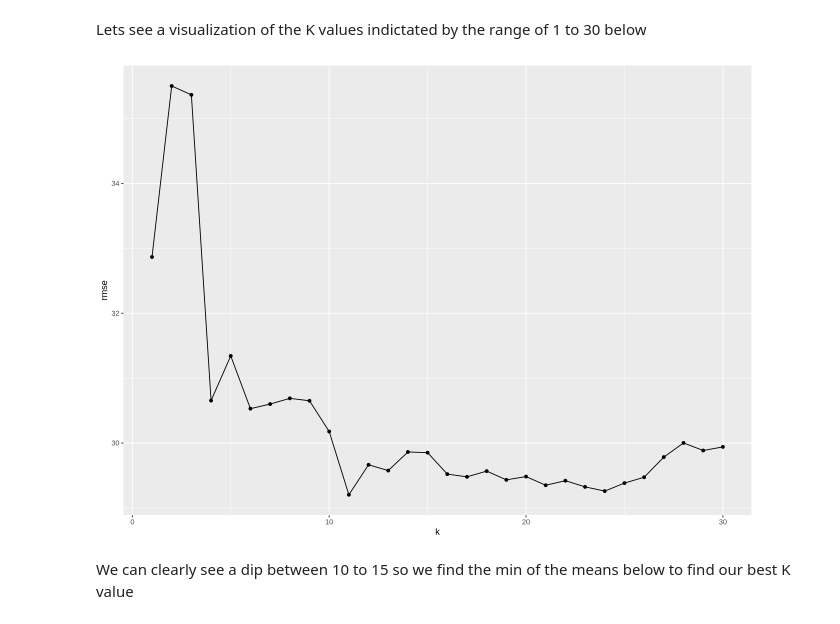
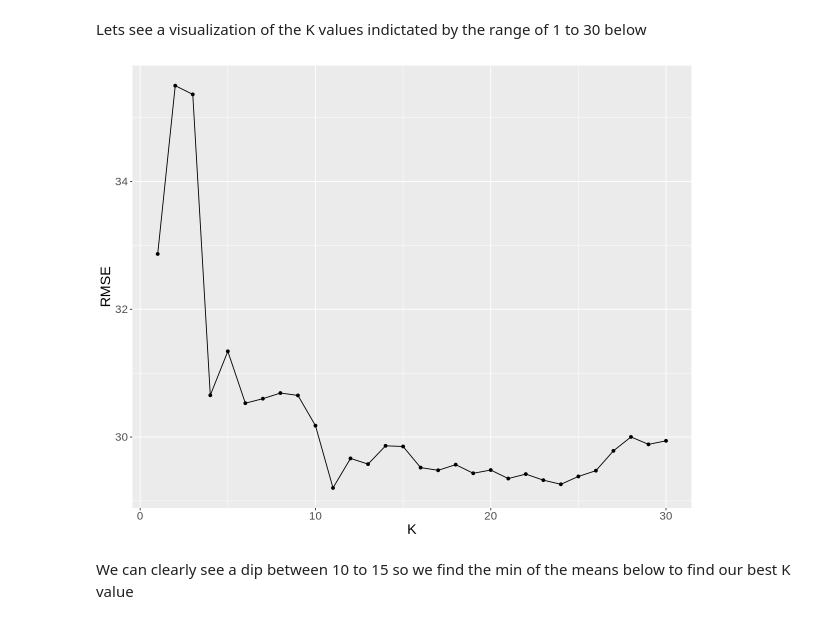
Before and after one commit to iSqlqmi/dsci_100_group_project, a Jupyter notebook: project_final_report.ipynb, the cells around one changed output. Drawn from its saved outputs; the diff is of its cells as text; code cells hidden in the pictures.

Commit message:
fixed some sizing of plots and edited some explanations

```diff
--- a/project_final_report.ipynb
+++ b/project_final_report.ipynb
@@ -322,14 +322,15 @@ Lets see a visualization of the K values indictated by the range of 1 to 30 belo
 # %%
 k_values_plot <- players_results |>
     ggplot(aes(x = neighbors, y = mean)) +
     geom_point() +
     geom_line() +
     labs(
-        x = "k",
-        y = "rmse")
+        x = "K",
+        y = "RMSE") +
+    theme(text = element_text(size = 17))
 k_values_plot
 # %% [output]
-[figure, old version]
+[figure, new version]
 # %% [markdown]
 We can clearly see a dip between 10 to 15 so we find the min of the means below to find our best K value
 # %%
```
Also changed, not shown: parts of 4 cells of this notebook.
